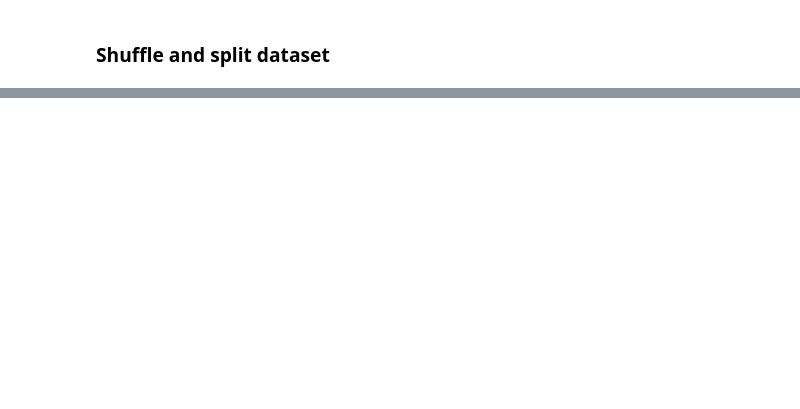
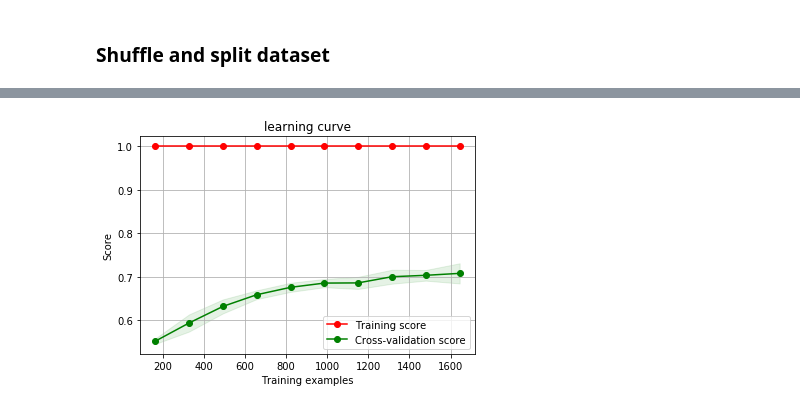
Before and after one commit to kitsiosk/thesis-attention, a Jupyter notebook: head_pose_multiple.ipynb, the cells around one changed output, grey strips where cells are left out. Drawn from its saved outputs; the diff is of its cells as text; code cells hidden in the pictures; blank space fills up the shorter version.

```diff
--- a/head_pose_multiple.ipynb
+++ b/head_pose_multiple.ipynb
@@ -218,0 +215,9 @@ ax.scatter3D(X[26:, 3], X[26:, 4], X[26:, 5], marker='x')
+# %%
+from sklearn.linear_model import LogisticRegression
+
+lr_classifier = LogisticRegression(solver='lbfgs')
+lr_classifier.fit(X_train, y_train)
+y_pred_lr = lr_classifier.predict(X_test)
+
+print('Training set accuracy for Logistic Regression:', lr_classifier.score(X_train, y_train))
+print('Test set accuracy for Logistic Regression: ', metrics.accuracy_score(y_test, y_pred_lr))
@@ -218,0 +229,9 @@ ax.scatter3D(X[26:, 3], X[26:, 4], X[26:, 5], marker='x')
+# %%
+from sklearn.ensemble import RandomForestClassifier
+
+rf_classifier = RandomForestClassifier(n_estimators=100, random_state=1)
+rf_classifier.fit(X_train, y_train)
+y_pred_rf = rf_classifier.predict(X_test)
+
+print('Training set accuracy for Random Forst:', rf_classifier.score(X_train, y_train))
+print('Test set accuracy for Random Forest: ', metrics.accuracy_score(y_test, y_pred_rf))
@@ -218,0 +296,3 @@ ax.scatter3D(X[26:, 3], X[26:, 4], X[26:, 5], marker='x')
+# %%
+plot_learning_curve(rf_classifier, 'learning curve', X_train, y_train)
+# %% [output]
@@ -218,0 +300 @@ ax.scatter3D(X[26:, 3], X[26:, 4], X[26:, 5], marker='x')
+[figure, added]
```
Also changed, not shown: parts of 53 cells of this notebook.
